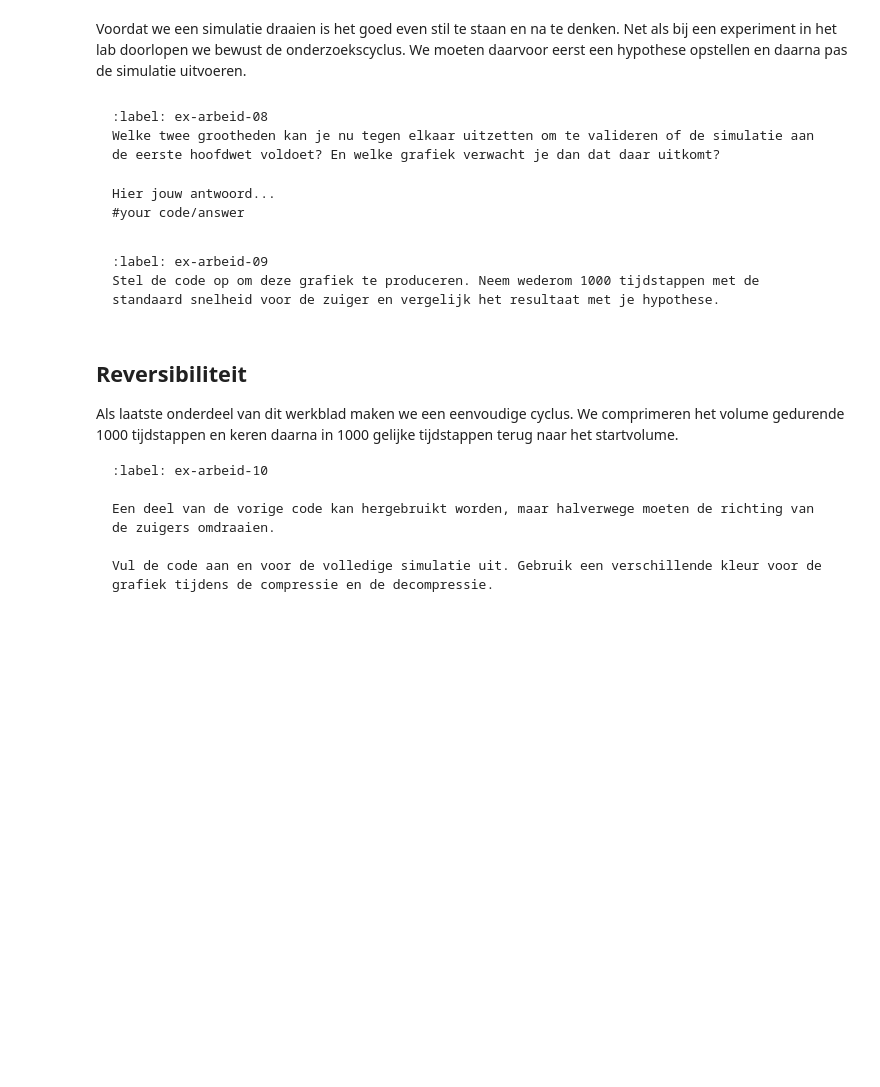
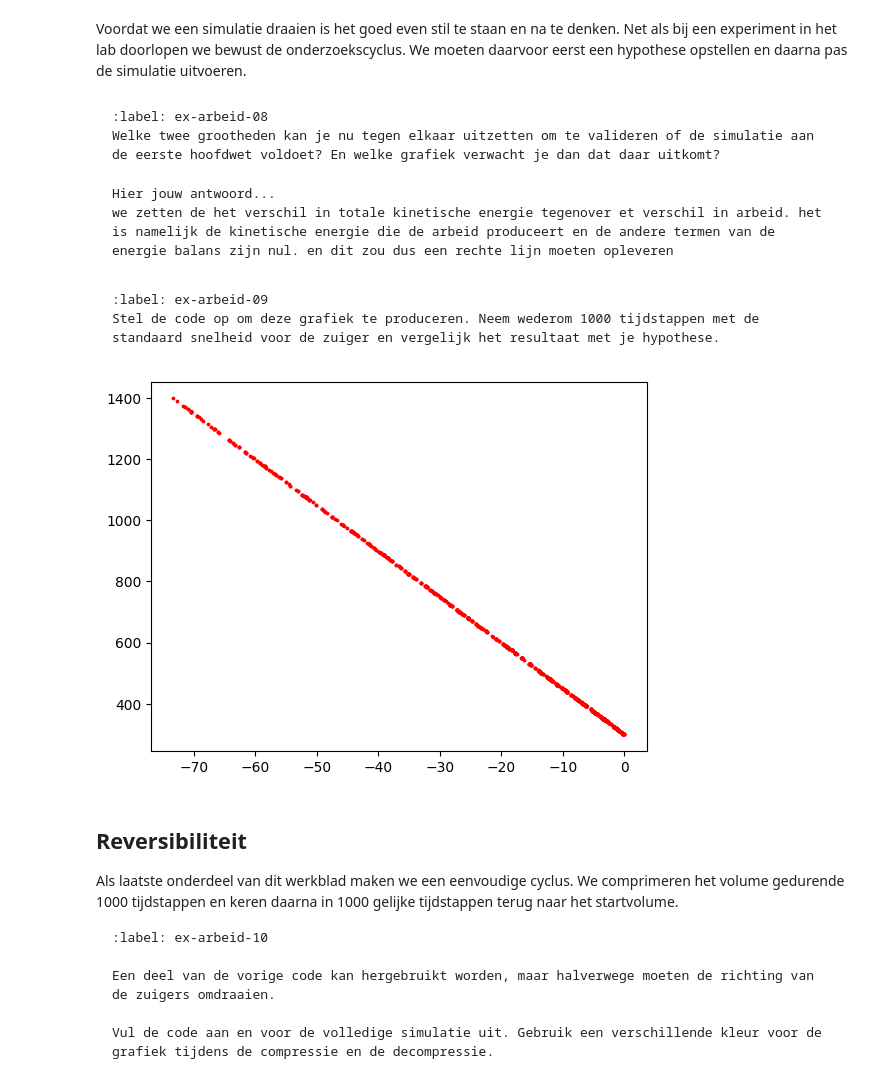
Before and after one commit to sirk3210/practicum-kris-en-isa, a Jupyter notebook: Content/PySim/7_arbeid.ipynb, the cells around one changed output. Cells and saved outputs as stored; diff of their text form; code cells hidden in the pictures; blank space fills up the shorter version.

````diff
--- a/Content/PySim/7_arbeid.ipynb
+++ b/Content/PySim/7_arbeid.ipynb
@@ -485,27 +499,49 @@ Welke twee grootheden kan je nu tegen elkaar uitzetten om te valideren of de sim
 
 ```{solution} ex-arbeid-08
 Hier jouw antwoord...
-#your code/answer
+we zetten de het verschil in totale kinetische energie tegenover et verschil in arbeid. het is namelijk de kinetische energie die de arbeid produceert en de andere termen van de energie balans zijn nul. en dit zou dus een rechte lijn moeten opleveren
 ```
 # %% [markdown]
 ```{exercise} Hoofdwet gecontroleerd
 :label: ex-arbeid-09
 Stel de code op om deze grafiek te produceren. Neem wederom 1000 tijdstappen met de standaard snelheid voor de zuiger en vergelijk het resultaat met je hypothese.
 ```
+# %%
+def kin_en(particles):
+    k = 1.38e-23
+    totalSpeed = 0
+    m = 4.8e-26
+    for p in particles:
+        totalSpeed += ((p.v[0]) ** 2 + (p.v[1]) ** 2)
+    avgSpeed = totalSpeed/len(particles)
+    temp = (m * (avgSpeed*415**2))/(k * 2)
+    return temp
 # %%
 particles = []
+num_steps = 1000
 pressure = 0.0
 work = 0.0
+
 box_length = BOX_SIZE_0         # zetten zuiger terug
 v_piston = V_PISTON_0
+KE, works = np.zeros(num_steps, dtype=float), np.zeros(num_steps, dtype=float)
 create_particles(particles)     # resetten deeltjes
 
-# RUIMTE VOOR VERDERE UITWERKING
+KE += -kin_en(particles)
 
+for i in range(num_steps):
+    take_time_step(particles)
+    KE[i] = kin_en(particles)
+    works[i] = work
+
+plt.scatter(works, KE, c='r', s=3)
+plt.show()
 
 
 
 #your code/answer
+# %% [output]
+[figure, added]
 # %% [markdown]
 ## Reversibiliteit
 Als laatste onderdeel van dit werkblad maken we een eenvoudige cyclus. We comprimeren het volume gedurende 1000 tijdstappen en keren daarna in 1000 gelijke tijdstappen terug naar het startvolume.
````
Also changed, not shown: parts of 9 cells of this notebook.
